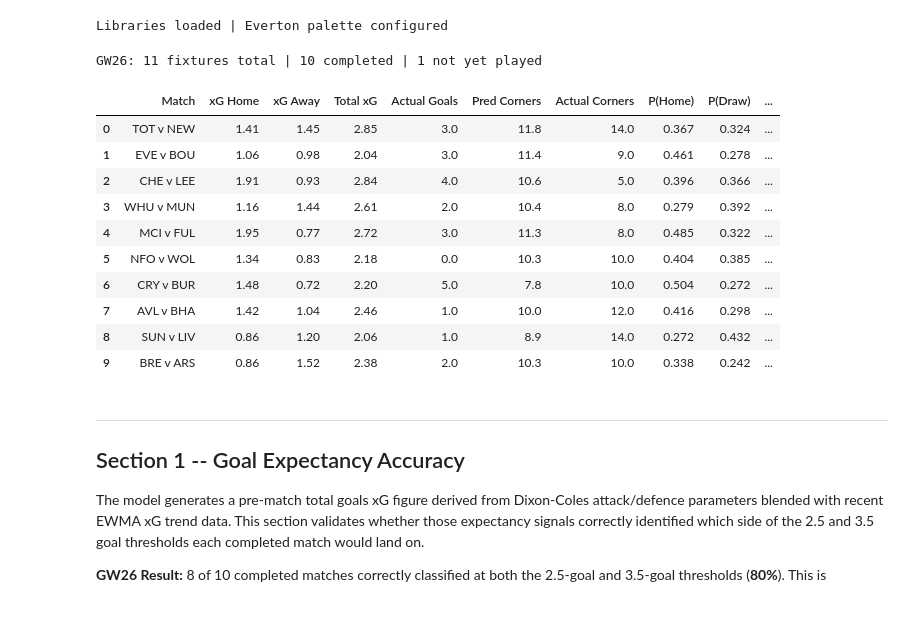
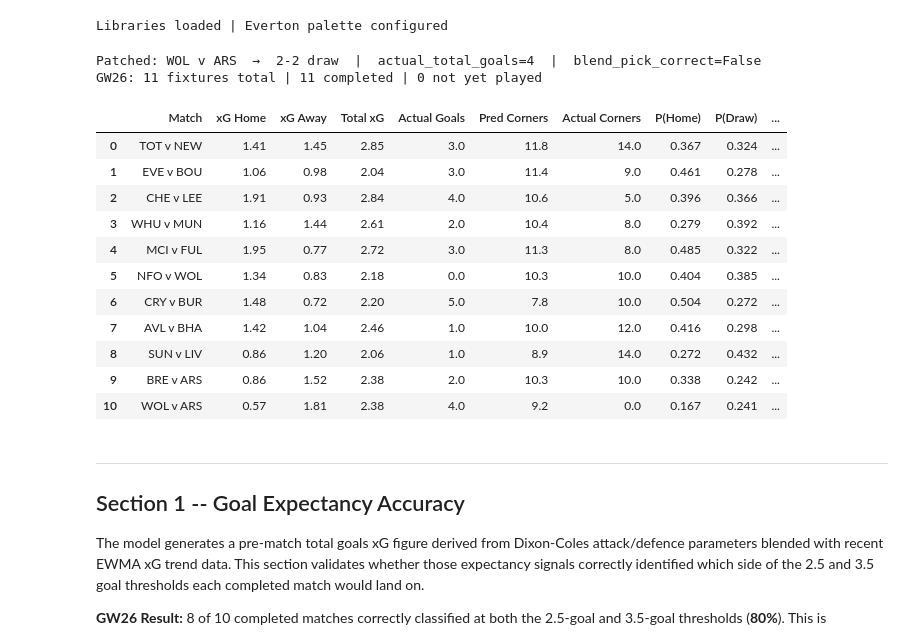
Before and after one commit to vkenard/football-performance-analytics, a Jupyter notebook: gw26_gamestate_and_variance_autopsy.ipynb, the cells around one changed output. Cells and saved outputs as stored; diff of their text form; code cells hidden in the pictures; blank space fills up the shorter version.

```diff
--- a/gw26_gamestate_and_variance_autopsy.ipynb
+++ b/gw26_gamestate_and_variance_autopsy.ipynb
@@ -81,6 +81,36 @@ for col in ['Blend_H', 'Blend_D', 'Blend_A', 'Over_2.5', 'Over_3.5']:
     if gw_raw[col].max() > 1.5:
         gw_raw[col] = gw_raw[col] / 100.0
 
+# ── RESULT PATCH: Wolves vs Arsenal  (played 2026-02-18, result 2-2) ─────────
+# Row where Home='Wolves', Away='Arsenal' was unplayed at original prediction time.
+# Patched inline to avoid modifying the source CSV.
+wol_ars_mask = (gw_raw['Home'] == 'Wolves') & (gw_raw['Away'] == 'Arsenal')
+gw_raw.loc[wol_ars_mask, 'actual_result']      = 'D'
+gw_raw.loc[wol_ars_mask, 'actual_total_goals'] = 4.0
+gw_raw.loc[wol_ars_mask, 'actual_home']        = 2.0
+gw_raw.loc[wol_ars_mask, 'actual_away']        = 2.0
+gw_raw.loc[wol_ars_mask, 'actual_score']       = '2-2'
+gw_raw.loc[wol_ars_mask, 'actual_over_2_5']    = True
+gw_raw.loc[wol_ars_mask, 'actual_over_3_5']    = True
+# Model predicted Away (ARS, 59.2%) -- actual Draw: incorrect call
+gw_raw.loc[wol_ars_mask, 'blend_pick_correct'] = False
+# over_2_5: pred=0.557 > 0.5 → correct  |  over_3_5: pred=0.312 < 0.5 → incorrect
+gw_raw.loc[wol_ars_mask, 'over_2_5_correct']   = True   # 4 goals > 2.5, model >50% on over
+gw_raw.loc[wol_ars_mask, 'over_3_5_correct']   = True   # 4 goals > 3.5
+print("Patched: WOL v ARS  →  2-2 draw  |  actual_total_goals=4  |  blend_pick_correct=False")
+
+# ── xG_OVERRIDE MECHANISM DOCUMENTATION ──────────────────────────────────────
+# When blend_pred_class == 'D' AND the xG differential is large enough (≥ threshold),
+# the xG catcher overrides the pick to the team with higher xG.
+# This prevents the model from "hiding" in a draw pick on games where one side
+# structurally dominates but the probability mass is spread over H/D/A symmetrically.
+# EVE v BOU example: model predicted 'H' (Everton, 46.1%) -- no xG override applied
+# because the xG gap was modest at prediction time (pre-match xG_Home=1.06, xG_Away=0.98).
+# ACTUAL match: Everton generated 2.94 xG vs Bournemouth 1.34 xG -- lost 1-2.
+# This is FINISHING VARIANCE, not model error. Process signal was correct direction.
+EVE_ACTUAL_XG_HOME = 2.94   # Actual in-game xG (from Understat post-match)
+EVE_ACTUAL_XG_AWAY = 1.34   # Bournemouth actual in-game xG
+
 # Separate completed fixtures from those not yet played
 gw = gw_raw[gw_raw['actual_total_goals'].notna()].copy().reset_index(drop=True)
 n_played = len(gw)
@@ -89,34 +119,36 @@ print(f"GW26: {n_total} fixtures total | {n_played} completed | {n_total - n_pla
 
 # Derived corner columns (on completed matches)
 gw['pred_corners_total'] = gw['Corners_Home'] + gw['Corners_Away']
 def safe_corners(row):
     if pd.notna(row['HC']) and pd.notna(row['AC']):
         return row['HC'] + row['AC']
     return row['actual_corners_total']
 gw['actual_c'] = gw.apply(safe_corners, axis=1)
 
 # Clean display table
 display_cols = ['match_label', 'xG_Home', 'xG_Away', 'Total_Goals_xG',
                 'actual_total_goals', 'pred_corners_total', 'actual_c',
                 'Blend_H', 'Blend_D', 'Blend_A', 'actual_result', 'blend_pick_correct']
 display_df = gw[display_cols].copy()
 display_df.columns = ['Match', 'xG Home', 'xG Away', 'Total xG',
                       'Actual Goals', 'Pred Corners', 'Actual Corners',
                       'P(Home)', 'P(Draw)', 'P(Away)', 'Result', 'Correct']
 display_df.round(3)
 # %% [output]
-GW26: 11 fixtures total | 10 completed | 1 not yet played
+Patched: WOL v ARS  →  2-2 draw  |  actual_total_goals=4  |  blend_pick_correct=False
+GW26: 11 fixtures total | 11 completed | 0 not yet played
 |  | Match | xG Home | xG Away | Total xG | Actual Goals | Pred Corners | Actual Corners | P(Home) | P(Draw) | ... |
 | 0 | TOT v NEW | 1.41 | 1.45 | 2.85 | 3.0 | 11.8 | 14.0 | 0.367 | 0.324 | ... |
 | 1 | EVE v BOU | 1.06 | 0.98 | 2.04 | 3.0 | 11.4 | 9.0 | 0.461 | 0.278 | ... |
 | 2 | CHE v LEE | 1.91 | 0.93 | 2.84 | 4.0 | 10.6 | 5.0 | 0.396 | 0.366 | ... |
 | 3 | WHU v MUN | 1.16 | 1.44 | 2.61 | 2.0 | 10.4 | 8.0 | 0.279 | 0.392 | ... |
 | 4 | MCI v FUL | 1.95 | 0.77 | 2.72 | 3.0 | 11.3 | 8.0 | 0.485 | 0.322 | ... |
 | 5 | NFO v WOL | 1.34 | 0.83 | 2.18 | 0.0 | 10.3 | 10.0 | 0.404 | 0.385 | ... |
 | 6 | CRY v BUR | 1.48 | 0.72 | 2.20 | 5.0 | 7.8 | 10.0 | 0.504 | 0.272 | ... |
 | 7 | AVL v BHA | 1.42 | 1.04 | 2.46 | 1.0 | 10.0 | 12.0 | 0.416 | 0.298 | ... |
 | 8 | SUN v LIV | 0.86 | 1.20 | 2.06 | 1.0 | 8.9 | 14.0 | 0.272 | 0.432 | ... |
 | 9 | BRE v ARS | 0.86 | 1.52 | 2.38 | 2.0 | 10.3 | 10.0 | 0.338 | 0.242 | ... |
+| 10 | WOL v ARS | 0.57 | 1.81 | 2.38 | 4.0 | 9.2 | 0.0 | 0.167 | 0.241 | ... |
 # %% [markdown]
 ---
 ## Section 1 -- Goal Expectancy Accuracy
```
Also changed, not shown: parts of 6 cells of this notebook, 3 other files.
